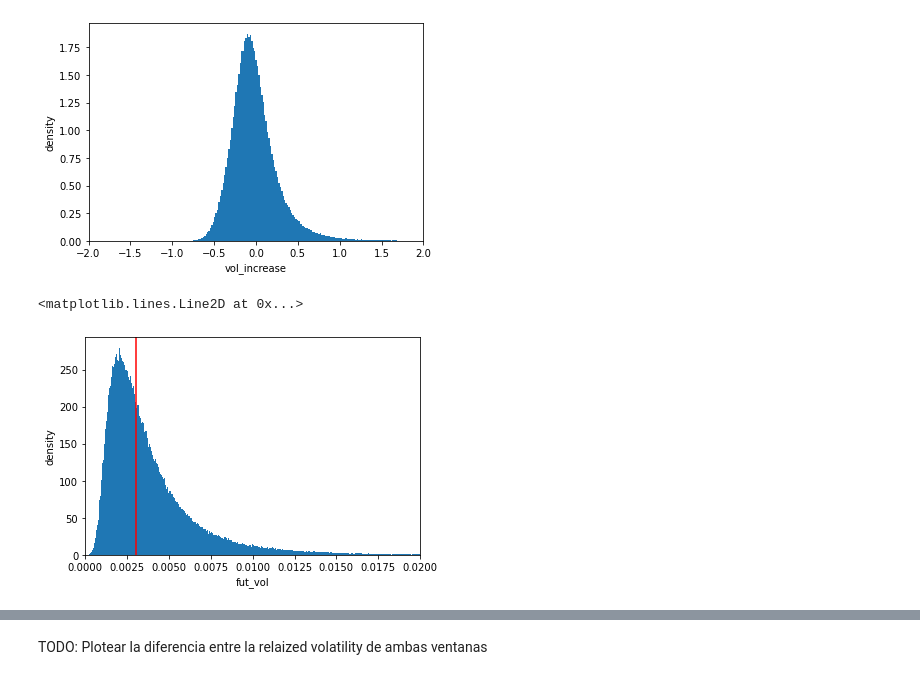
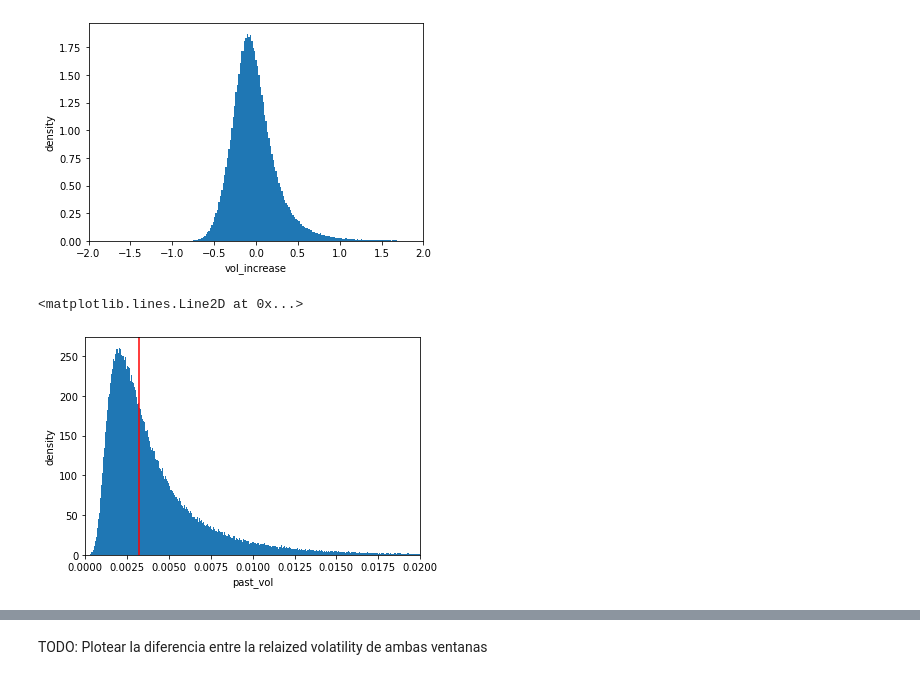
Before and after one commit to codefluence/optiver, a Jupyter notebook: OPTIVER.ipynb, the cells around one changed output, grey strips where cells are left out. Cells and saved outputs as stored; diff of their text form; code cells hidden in the pictures.

```diff
--- a/OPTIVER.ipynb
+++ b/OPTIVER.ipynb
@@ -95,0 +75,2 @@ coefs de las columnas seleccionadas
+# %%
+data = OptiverDataModule(scale=False, correction=False)  # horizon=-530, kernel_size=1, stride=1,
@@ -96,6 +100,10 @@ coefs de las columnas seleccionadas
 # %%
-data.targets = pd.DataFrame( data.targets[data.targets[:,-1].argsort()],
+series = data.series
+stats = data.stats
+
+targets = pd.DataFrame( data.targets[data.targets[:,-1].argsort()],
                         columns=['stock','window','series','fut_vol','past_vol','vol_delta','vol_increase',])
-data.targets.stock = data.targets.stock.astype(int)
-data.targets.window = data.targets.window.astype(int)
-data.targets.series = data.targets.series.astype(int)
+targets.stock = targets.stock.astype(int)
+targets.window = targets.window.astype(int)
+targets.series = targets.series.astype(int)
+targets
@@ -128,8 +133,12 @@ plot_hist(data.targets.vol_increase, (-2,2), 'vol_increase')
 # %% [output]
 [figure]
+# %%
+# removemos los casos extremos que cambian radicalmente (poco representativos)
+targets = targets[(targets.vol_increase > -0.5) & (targets.vol_increase < 0.5)]
+#targets
 # %%
-plot_hist(data.targets.fut_vol, (0,0.02), 'fut_vol')
-plt.axvline(x=np.median(data.targets.fut_vol),color='red')
+plot_hist(targets.past_vol, (0,0.02), 'past_vol')
+plt.axvline(x=np.median(targets.past_vol),color='red')
 # %% [output]
 <matplotlib.lines.Line2D at 0x...>
-[figure, old version]
+[figure, new version]
```
Also changed, not shown: parts of 29 cells of this notebook, 5 other files.
